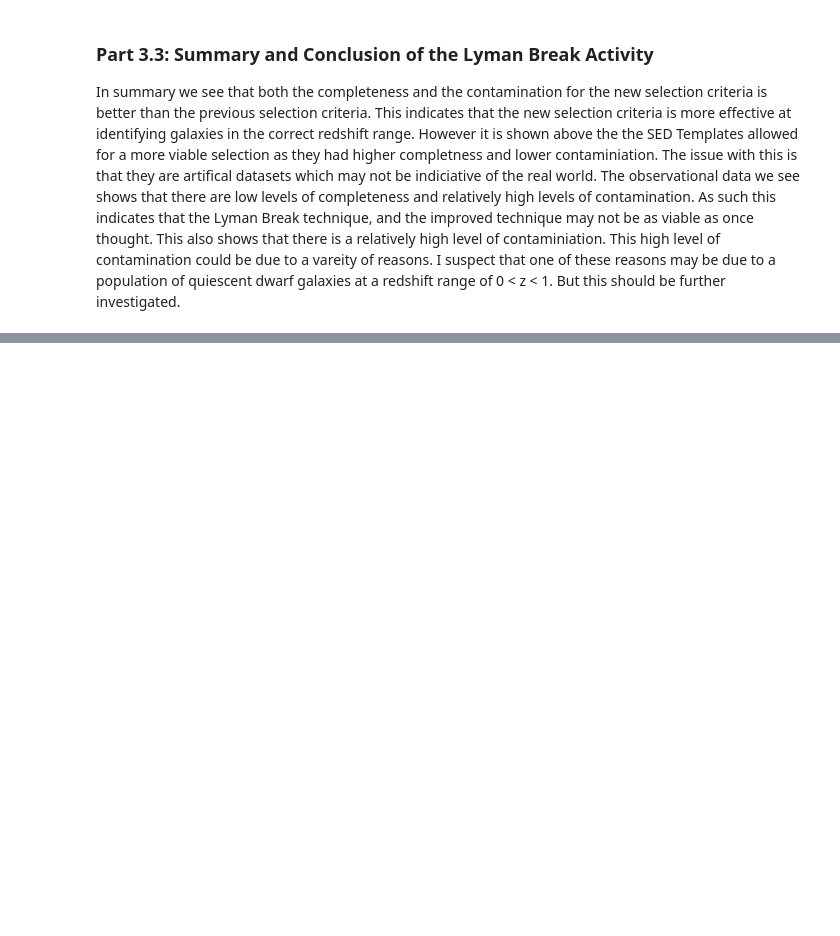
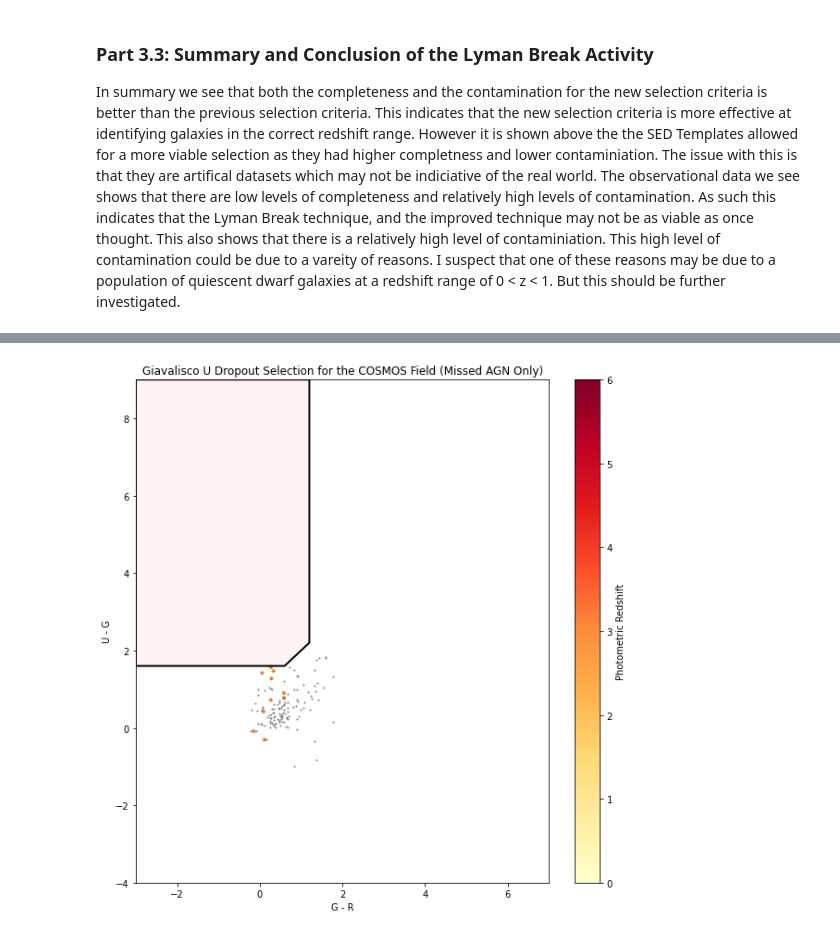
Before and after one commit to mitchellhooymans/LymanBreakActivity, a Jupyter notebook: LymanBreakActivity.ipynb, the cells around one changed output, grey strips where cells are left out. Saved outputs shown, nothing was run; the diff lists cells and outputs as text; code cells hidden in the pictures; blank space fills up the shorter version.

```diff
--- a/LymanBreakActivity.ipynb
+++ b/LymanBreakActivity.ipynb
@@ -1305,0 +1457,22 @@ In summary we see that both the completeness and the contamination for the new s
+# %%
+# Exploring the statistics for the original selection criteria
+# Correct Identification - ugr selection and correct redshift range, or correct non-ugr selection and correct redshift range (unselected)
+correct_identification_org_df = cosmos_agn_df[(org_selection_criteria)& ((cosmos_agn_df['zph'] >= 2.6) & (cosmos_agn_df['zph'] <= 3.5))]
+correct_nonidentification_org_df = cosmos_agn_df[(~org_selection_criteria)& ((cosmos_agn_df['zph'] < 2.6) | (cosmos_agn_df['zph'] > 3.5))]
+# Misidentification - ugr selection and incorrect redshift range
+misidentification_org_df = cosmos_agn_df[(org_selection_criteria)& ((cosmos_agn_df['zph'] < 2.6) | (cosmos_agn_df['zph'] > 3.5))]
+# Missed Selection - non-ugr selection and correct redshift range
+missed_selection_org_df = cosmos_agn_df[(~org_selection_criteria)& ((cosmos_agn_df['zph'] >= 2.6) & (cosmos_agn_df['zph'] <= 3.5))]
+
+# print the results
+print(f'Correctly Identified: {len(correct_identification_org_df)}') # Within redshift range and in selection reigon
+print(f'Correctly Unselected: {len(correct_nonidentification_org_df)}') # Outside redshift range and outside selection reigon
+print(f'Misidentified: {len(misidentification_org_df)}') # Inside selection reigon but outside redshift range
+print(f'Missed Selection: {len(missed_selection_org_df)}') # Inside redshift range but outside selection reigon
+
+# Quantify and print the completeness and contamination of the new selection criteria
+org_contamination = len(misidentification_org_df) / (len(misidentification_org_df) + len(correct_identification_org_df))
+org_completeness = len(correct_identification_org_df) / (len(correct_identification_org_df) + len(missed_selection_org_df))
+print('\n')
+print(f'Original Contamination: {org_contamination*100}')
+print(f'Original Completeness: {org_completeness*100}')
@@ -1305,0 +1488,21 @@ In summary we see that both the completeness and the contamination for the new s
+# %%
+# Setup the colour indicies for the missed selection
+ug_missed = missed_selection_org_df['u_mag'] - missed_selection_org_df['g_mag']
+gr_missed = missed_selection_org_df['g_mag'] - missed_selection_org_df['r_mag']
+
+# Plot the missed selections
+plt.figure(figsize=(10, 10))
+plt.scatter(gr_missed, ug_missed, c=missed_selection_org_df['zph'], cmap="YlOrRd", s=10, label="Missed Selection")
+plt.xlim(-3, 7)
+plt.ylim(-4, 9)
+plt.clim(0, 6)
+plt.colorbar(label='Photometric Redshift')
+plt.scatter(gr_agn[~org_selection_criteria], ug_agn[~org_selection_criteria], c='grey', s=1)
+U_rule = [[1.2,9], [1.2,2.2], [0.6,1.6], [-3,1.6], [-3,9]]
+plt.gca().add_patch(plt.Polygon(U_rule, closed=True, fill=True, facecolor=(1,0,0,0.05), edgecolor=(0,0,0,1), linewidth=2, linestyle='solid')) # This looks like the correct U dropout technique
+plt.ylabel('U - G')
+plt.xlabel('G - R')
+plt.title('Giavalisco U Dropout Selection for the COSMOS Field (Missed AGN Only)')
+plt.show()
+# %% [output]
+[figure, added]
```
Also changed, not shown: parts of 34 cells of this notebook, 1 other file.
